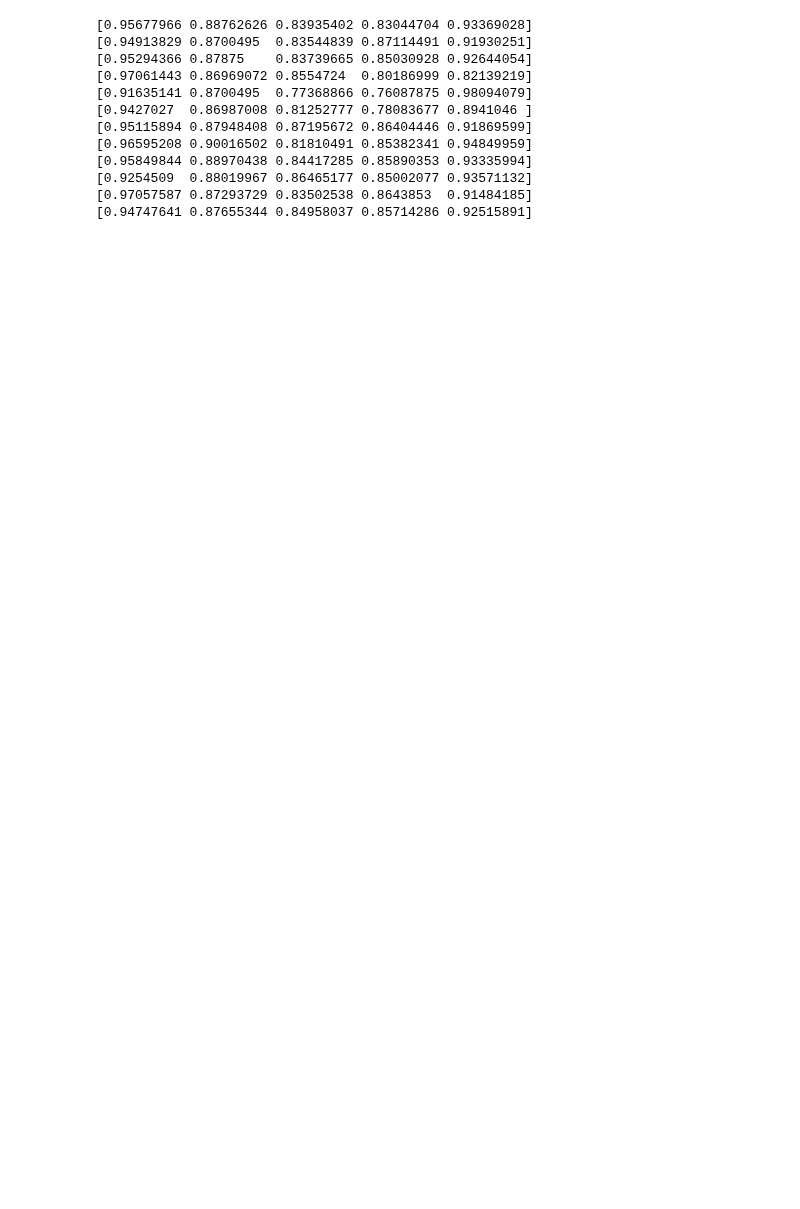
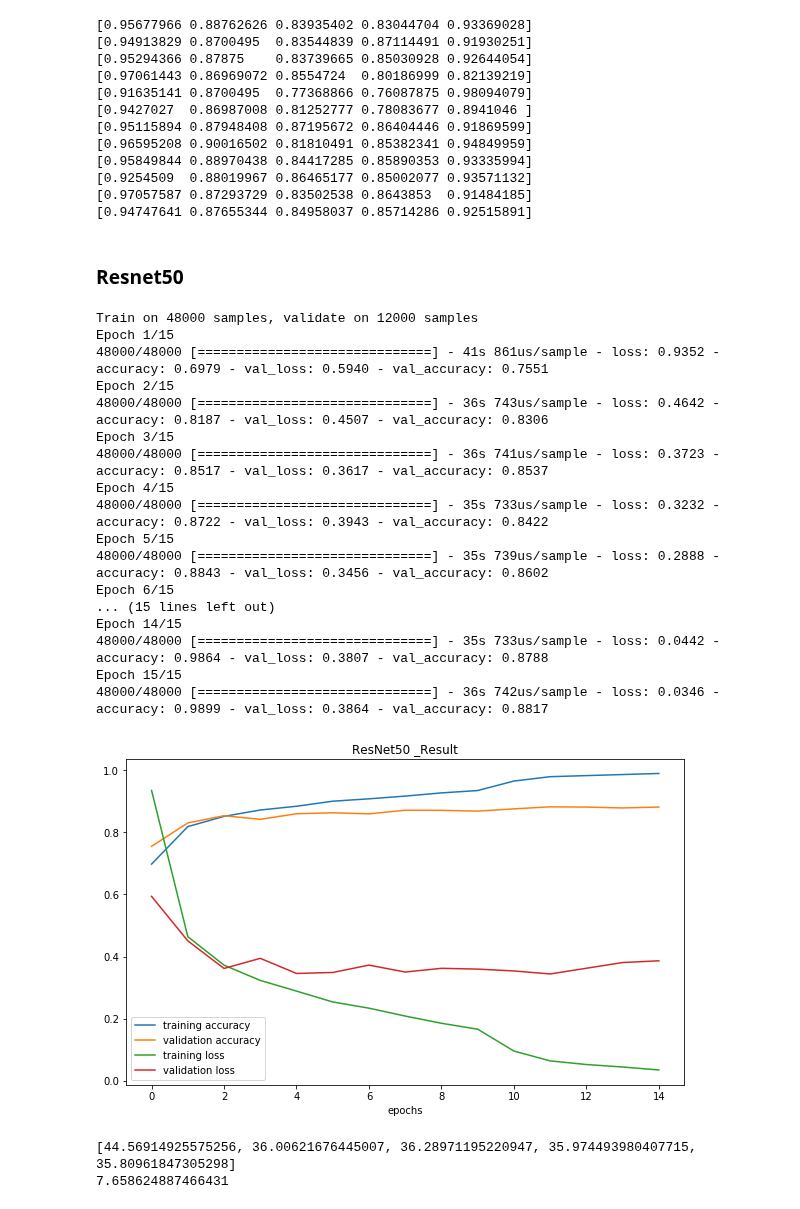
Before and after one commit to Tiankai-Jiang/ECE657A-A3, a Jupyter notebook: part2.ipynb, the cells around one changed output. Cells and saved outputs as stored; diff of their text form; code cells hidden in the pictures; blank space fills up the shorter version.

Commit message:
combined resnet50, inception, inceptionV3, vgg19 with part2

```diff
--- a/part2.ipynb
+++ b/part2.ipynb
@@ -429,3 +435,5 @@ for model in models:
 [0.9254509  0.88019967 0.86465177 0.85002077 0.93571132]
 [0.97057587 0.87293729 0.83502538 0.8643853  0.91484185]
 [0.94747641 0.87655344 0.84958037 0.85714286 0.92515891]
+# %% [markdown]
+### Resnet50
@@ -431,0 +659,35 @@ for model in models:
+# %%
+df = pd.read_csv('train.csv').drop(columns=['Id'])
+dfTest = pd.read_csv('testX.csv')
+X = np.array(df.iloc[:, 1:])
+y = to_categorical(np.array(df.iloc[:, 0]))
+
+X = np.dstack([X] * 3).reshape(-1, 28, 28, 3)
+X = np.asarray([img_to_array(array_to_img(im, scale=False).resize((64,64))) for im in X]).astype('float32')/255
+X_train, X_val, y_train, y_val = train_test_split(X, y, test_size=0.2)
+# %%
+reduce_lr = ReduceLROnPlateau(monitor='val_loss', factor=0.2, patience=5, min_lr=0.001)
+resnet50 = ResNet50(input_shape = (64, 64, 3), classes = 5)
+resnet50.compile(optimizer='sgd', loss='categorical_crossentropy', metrics=['accuracy'])
+historyResnet = resnet50.fit(X_train, y_train, epochs = 15, batch_size = 128, verbose = 1, validation_data=(X_val, y_val), callbacks = [reduce_lr])
+acc_plot(historyResnet.history, 'ResNet50')
+# gen_csv(resnet50, 'ResNet50')
+# %% [output]
+Train on 48000 samples, validate on 12000 samples
+Epoch 1/15
+48000/48000 [==============================] - 41s 861us/sample - loss: 0.9352 - accuracy: 0.6979 - val_loss: 0.5940 - val_accuracy: 0.7551
+Epoch 2/15
+48000/48000 [==============================] - 36s 743us/sample - loss: 0.4642 - accuracy: 0.8187 - val_loss: 0.4507 - val_accuracy: 0.8306
+Epoch 3/15
+48000/48000 [==============================] - 36s 741us/sample - loss: 0.3723 - accuracy: 0.8517 - val_loss: 0.3617 - val_accuracy: 0.8537
+Epoch 4/15
+48000/48000 [==============================] - 35s 733us/sample - loss: 0.3232 - accuracy: 0.8722 - val_loss: 0.3943 - val_accuracy: 0.8422
+Epoch 5/15
+48000/48000 [==============================] - 35s 739us/sample - loss: 0.2888 - accuracy: 0.8843 - val_loss: 0.3456 - val_accuracy: 0.8602
+Epoch 6/15
+... (15 lines left out)
+Epoch 14/15
+48000/48000 [==============================] - 35s 733us/sample - loss: 0.0442 - accuracy: 0.9864 - val_loss: 0.3807 - val_accuracy: 0.8788
+Epoch 15/15
+48000/48000 [==============================] - 36s 742us/sample - loss: 0.0346 - accuracy: 0.9899 - val_loss: 0.3864 - val_accuracy: 0.8817
+[figure, added]
@@ -431,0 +697,12 @@ for model in models:
+# %%
+resnet50 = ResNet50(input_shape = (64, 64, 3), classes = 5)
+resnet50.compile(optimizer='adam', loss='categorical_crossentropy', metrics=['accuracy'])
+time_callback = TimeHistory()
+resnet50.fit(X_train, y_train, epochs = 5, batch_size = 128, verbose = 0, validation_data=(X_val, y_val), callbacks = [time_callback])
+print(time_callback.times)
+start = time()
+resnet50.evaluate(X_val, y_val, verbose=0)
+print(time()-start)
+# %% [output]
+[44.56914925575256, 36.00621676445007, 36.28971195220947, 35.974493980407715, 35.80961847305298]
+7.658624887466431
```
Also changed, not shown: parts of 44 cells of this notebook, 1 other file.
